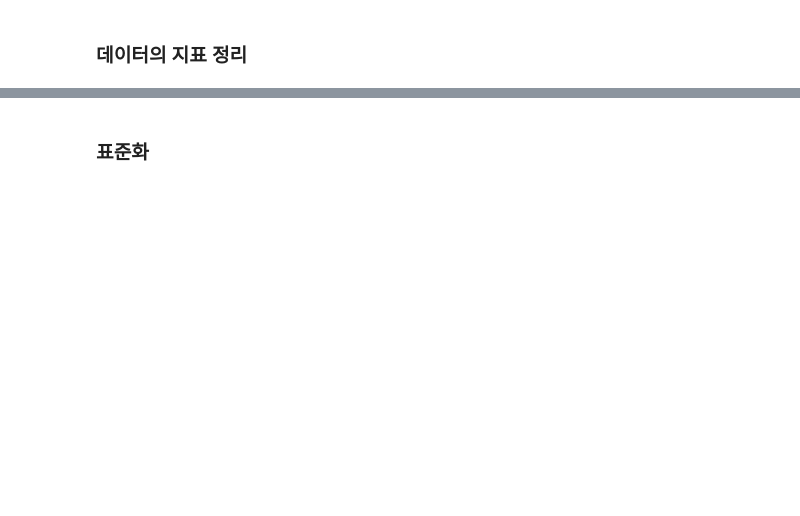
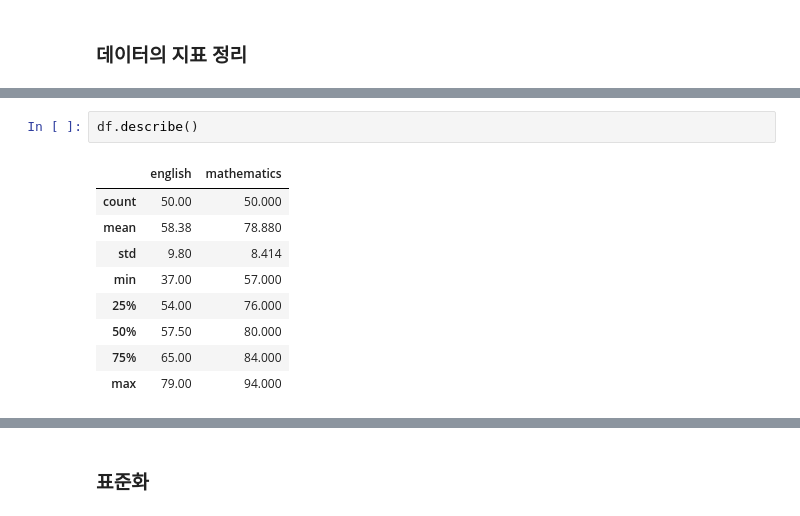
Before and after one commit to verba-neo/KDT-data-33, a Jupyter notebook: 02-statistics/chap02.ipynb, the cells around one changed output, grey strips where cells are left out. Cells and saved outputs as stored; diff of their text form; blank space fills up the shorter version.

```diff
--- a/02-statistics/chap02.ipynb
+++ b/02-statistics/chap02.ipynb
@@ -216 +240,13 @@ np.std(scores, ddof=0)
+# %%
+df.describe()
+# %% [output]
+|  | english | mathematics |
+| count | 50.00 | 50.000 |
+| mean | 58.38 | 78.880 |
+| std | 9.80 | 8.414 |
+| min | 37.00 | 57.000 |
+| 25% | 54.00 | 76.000 |
+| 50% | 57.50 | 80.000 |
+| 75% | 65.00 | 84.000 |
+| max | 79.00 | 94.000 |
 # %% [markdown]
```
Also changed, not shown: parts of 17 cells of this notebook.
